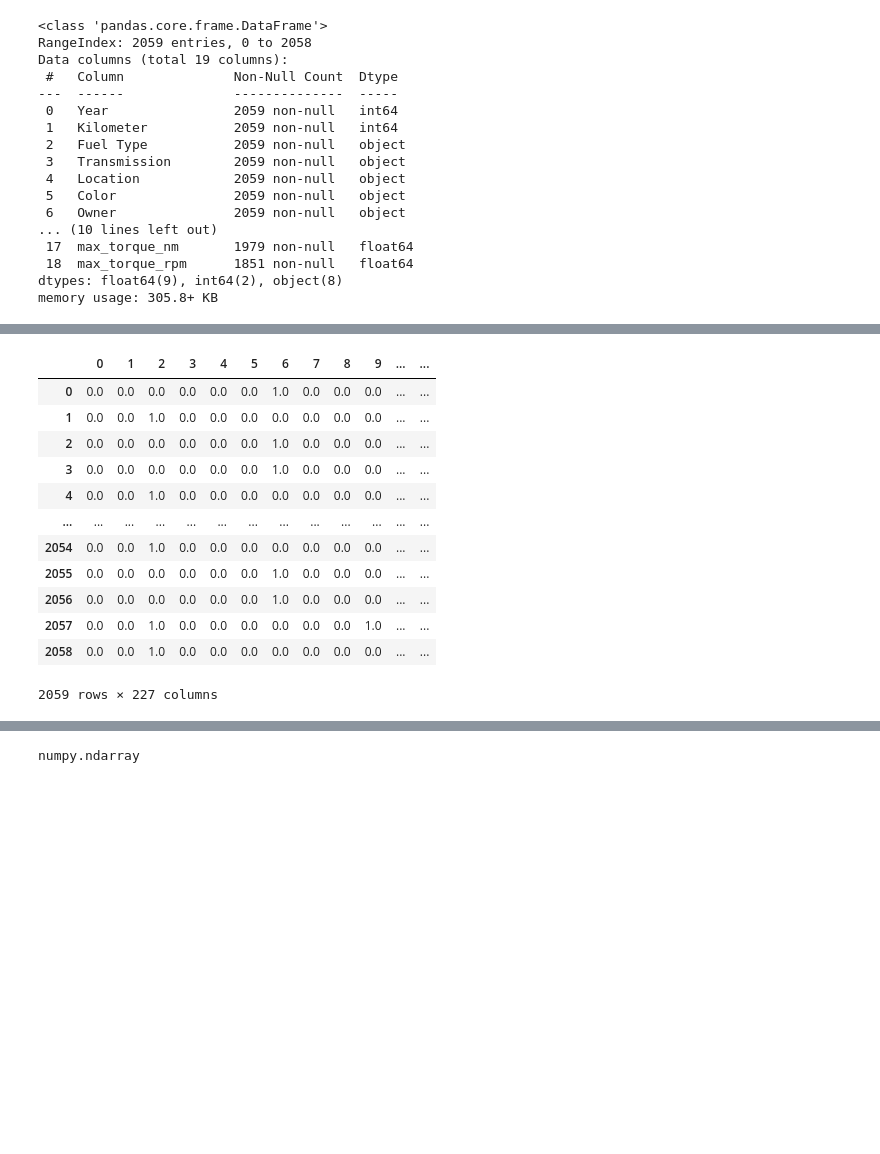
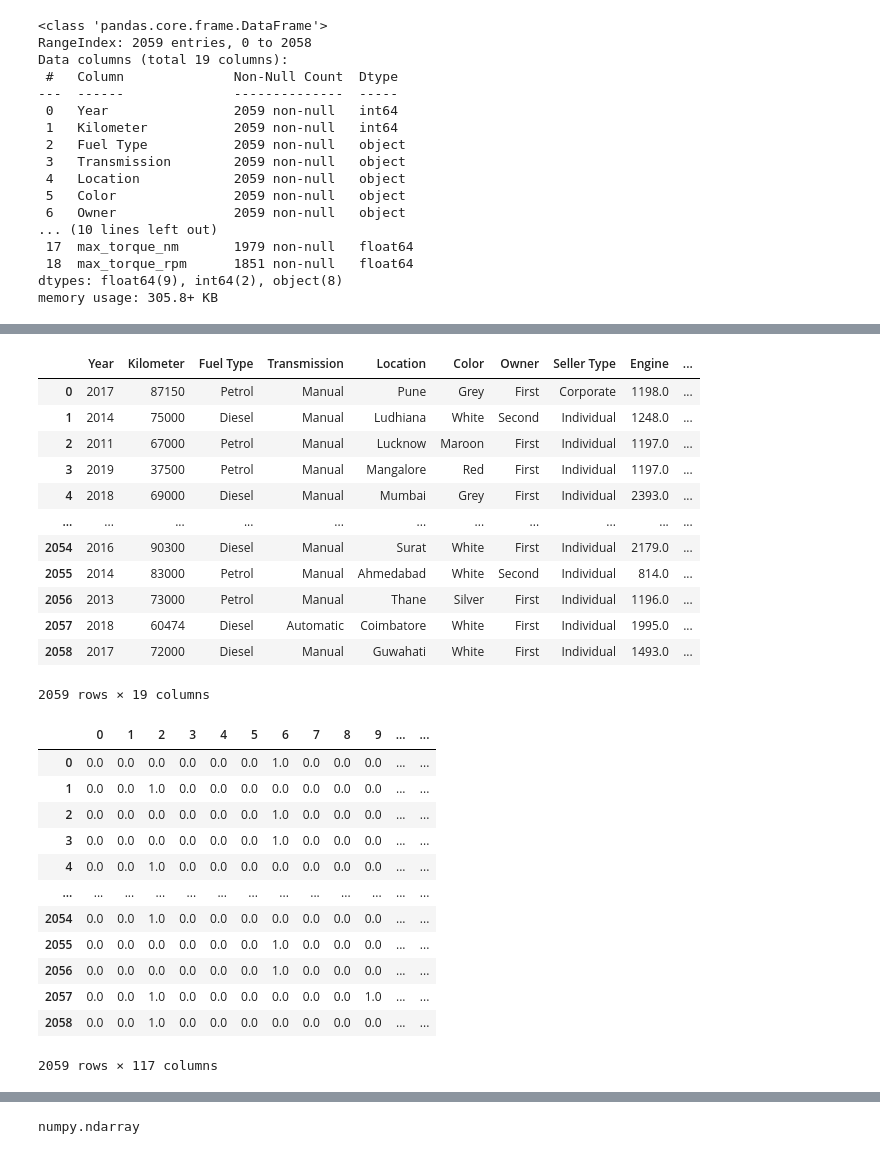
Before and after one commit to robertemi/ML_Algorithms, a Jupyter notebook: linear_regression/LinearRegression.ipynb, the cells around one changed output, grey strips where cells are left out. Saved outputs shown, nothing was run; the diff lists cells and outputs as text; code cells hidden in the pictures; blank space fills up the shorter version.

```diff
--- a/linear_regression/LinearRegression.ipynb
+++ b/linear_regression/LinearRegression.ipynb
@@ -113,8 +210,23 @@ memory usage: 305.8+ KB
+# %%
+X
+# %% [output]
+|  | Year | Kilometer | Fuel Type | Transmission | Location | Color | Owner | Seller Type | Engine | ... |
+| 0 | 2017 | 87150 | Petrol | Manual | Pune | Grey | First | Corporate | 1198.0 | ... |
+| 1 | 2014 | 75000 | Diesel | Manual | Ludhiana | White | Second | Individual | 1248.0 | ... |
+| 2 | 2011 | 67000 | Petrol | Manual | Lucknow | Maroon | First | Individual | 1197.0 | ... |
+| 3 | 2019 | 37500 | Petrol | Manual | Mangalore | Red | First | Individual | 1197.0 | ... |
+| 4 | 2018 | 69000 | Diesel | Manual | Mumbai | Grey | First | Individual | 2393.0 | ... |
+| ... | ... | ... | ... | ... | ... | ... | ... | ... | ... | ... |
+| 2054 | 2016 | 90300 | Diesel | Manual | Surat | White | First | Individual | 2179.0 | ... |
+| 2055 | 2014 | 83000 | Petrol | Manual | Ahmedabad | White | Second | Individual | 814.0 | ... |
+| 2056 | 2013 | 73000 | Petrol | Manual | Thane | Silver | First | Individual | 1196.0 | ... |
+| 2057 | 2018 | 60474 | Diesel | Automatic | Coimbatore | White | First | Individual | 1995.0 | ... |
+| 2058 | 2017 | 72000 | Diesel | Manual | Guwahati | White | First | Individual | 1493.0 | ... |
+2059 rows × 19 columns
 # %%
-cathegorical_features = ['Fuel Type', 'Transmission', 'Location', 'Color', 'Owner', 'Seller Type', 'Engine', 'Drivetrain']
 
 ct = ColumnTransformer(
-    transformers=[('enc', OneHotEncoder(), [2, 3, 4, 5, 6, 7, 8, 9])]
+    transformers=[('enc', OneHotEncoder(), [2, 3, 4, 5, 6, 7, 9])]
 )
 
 X_enc = ct.fit_transform(X)
@@ -135,7 +247,7 @@ X
 | 2056 | 0.0 | 0.0 | 0.0 | 0.0 | 0.0 | 0.0 | 1.0 | 0.0 | 0.0 | 0.0 | ... | ... |
 | 2057 | 0.0 | 0.0 | 1.0 | 0.0 | 0.0 | 0.0 | 0.0 | 0.0 | 0.0 | 1.0 | ... | ... |
 | 2058 | 0.0 | 0.0 | 1.0 | 0.0 | 0.0 | 0.0 | 0.0 | 0.0 | 0.0 | 0.0 | ... | ... |
-2059 rows × 227 columns
+2059 rows × 117 columns
 # %%
 X = np.array(X)
 X
```
Also changed, not shown: parts of 18 cells of this notebook.
